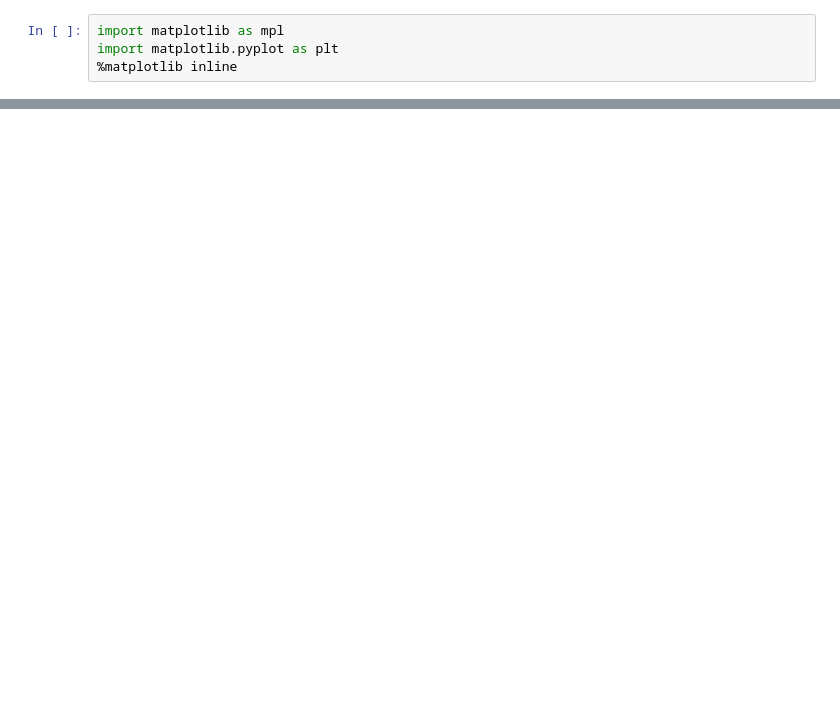
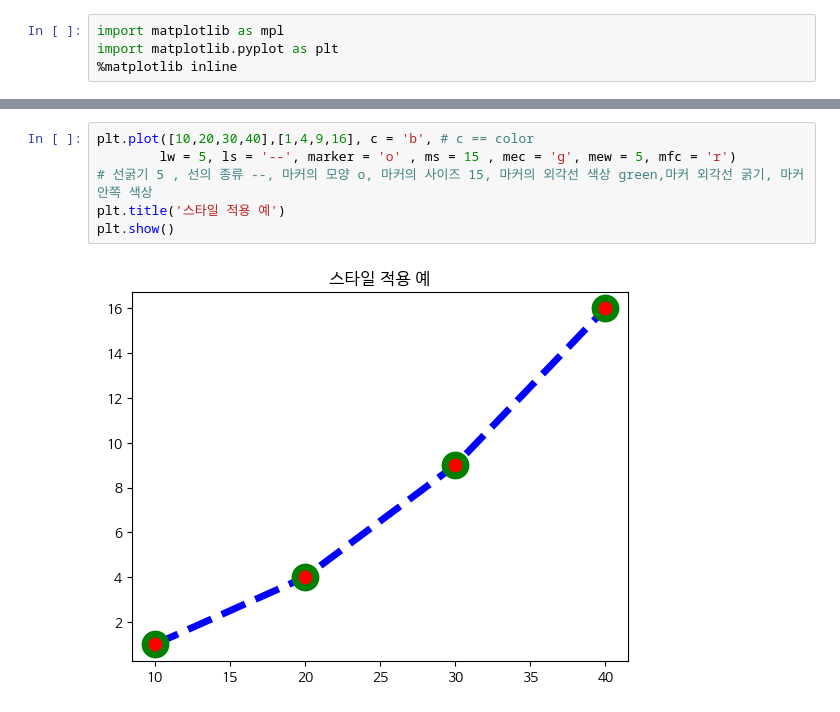
Before and after one commit to beongchang0423/python_basic, a Jupyter notebook: 9.Matplotlib.ipynb, the cells around one changed output, grey strips where cells are left out. Drawn from its saved outputs; the diff is of its cells as text; blank space fills up the shorter version.

```diff
--- a/9.Matplotlib.ipynb
+++ b/9.Matplotlib.ipynb
@@ -17,0 +98,8 @@ import matplotlib.pyplot as plt
+# %%
+plt.plot([10,20,30,40],[1,4,9,16], c = 'b', # c == color
+        lw = 5, ls = '--', marker = 'o' , ms = 15 , mec = 'g', mew = 5, mfc = 'r')
+# 선굵기 5 , 선의 종류 --, 마커의 모양 o, 마커의 사이즈 15, 마커의 외각선 색상 green,마커 외각선 굵기, 마커 안쪽 색상
+plt.title('스타일 적용 예')
+plt.show()
+# %% [output]
+[figure, added]
```
Also changed, not shown: parts of 35 cells of this notebook.
